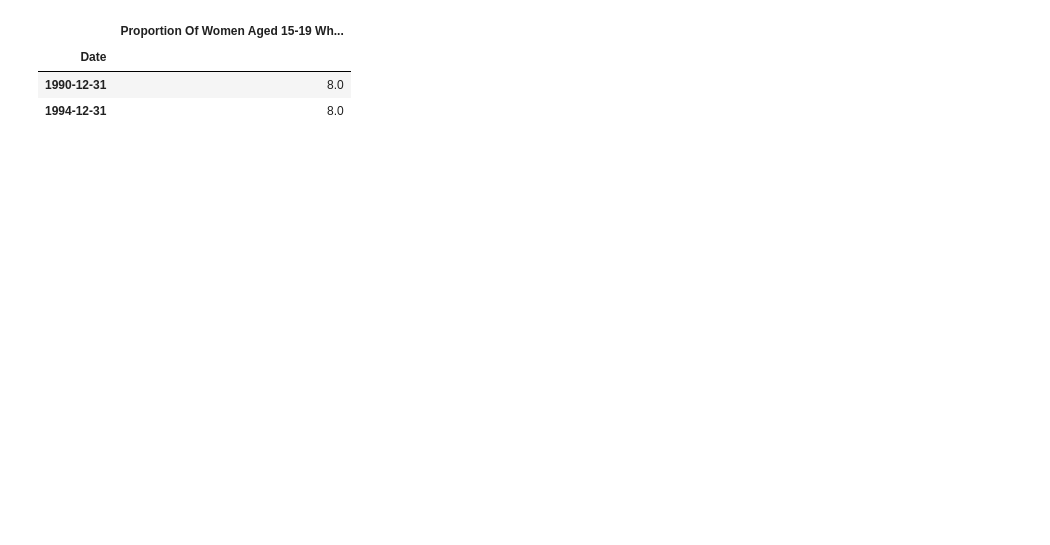
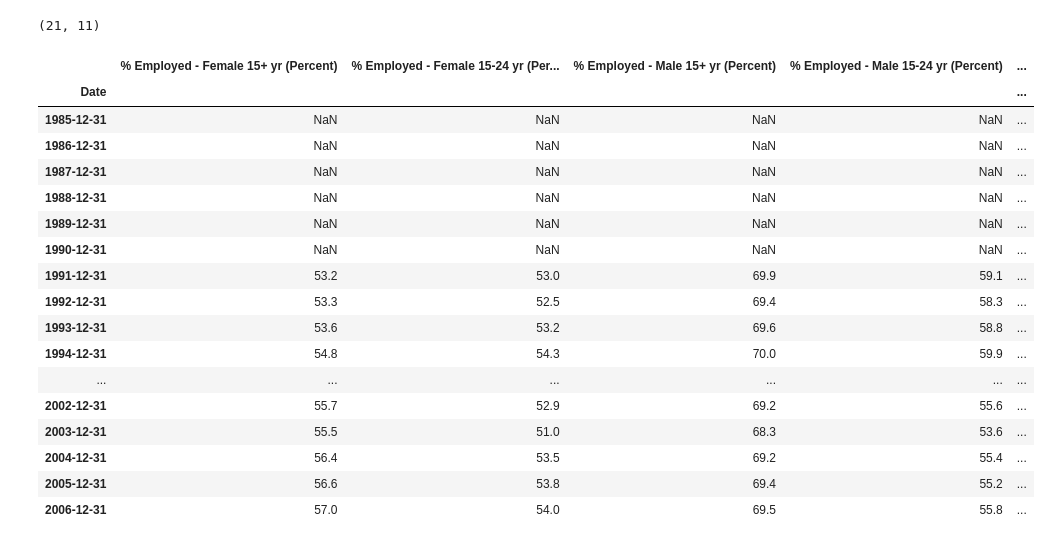
Before and after one commit to ytaiwo/Homework, a Jupyter notebook: Project/API_Project.ipynb, the cells around one changed output. Drawn from its saved outputs; the diff is of its cells as text; code cells hidden in the pictures; blank space fills up the shorter version.

```diff
--- a/Project/API_Project.ipynb
+++ b/Project/API_Project.ipynb
@@ -1,25 +1,55 @@
-# %%
-import quandl
-
-from api_keys import api_key_UN
-import requests
-import numpy as np
-import pandas as pd
-from pprint import pprint
-
-quandl.ApiConfig.api_key = api_key_UN
-
-UN_data = quandl.get('UGEN/TBIR_USA')
-
-UN_data.head()
-
-#url = "https://www.quandl.com/api/v3/datasets/UGEN/PPRJ_USA?start_date=2030-12-31&end_date=2030-12-31&api_key=" + api_key_UN
-#url = "https://www.quandl.com/api/v3/datasets/UGEN/TBIR_USA.json?api_key=vxSYNGB-9owcVsRx_SEF&start_date=2025-12-31"
-#url = "https://www.quandl.com/api/v3/datasets/UGEN/PPRJ_5001?api_key=vxSYNGB-9owcVsRx_SEF"
-#req = requests.get(url).json()
-#pprint(req)
-# %% [output]
-|  | Proportion Of Women Aged 15-19 Wh... |
-| Date |  |
-| 1990-12-31 | 8.0 |
-| 1994-12-31 | 8.0 |
+# %%
+import quandl
+from api_keys import api_key_UN
+import requests
+
+import numpy as np
+import pandas as pd
+import matplotlib.pyplot as plt
+import seaborn as sns
+import statistics
+from scipy import stats
+from pprint import pprint
+
+quandl.ApiConfig.api_key = api_key_UN
+
+#UN_data = quandl.get('UGEN/TBIR_USA')
+UN_data = pd.DataFrame(quandl.get('UGEN/UNEM_USA', returns="numpy")) #UNEMPLOYMENT
+
+UN_data.shape
+
+#What we can talk about: growth of unemployment in each age group (as a total), age group broken down by gender
+# %% [output]
+(21, 11)
+# %%
+#EMPLOYMENT
+UN_employ = pd.DataFrame(quandl.get('UGEN/EMPL_USA'))
+UN_employ
+
+#labour force participation in each age group for women/men
+#labour force participation for female (in each age group)
+#labour force participation for male (in each age group)
+#employment rate vs gender (break it down by age group) - How is the employment rate changing over age over time.
+
+#Hypothesis: employment would increase for women
+
+#employment for men would be high at the start and increase from then on
+# %% [output]
+|  | % Employed - Female 15+ yr (Percent) | % Employed - Female 15-24 yr (Per... | % Employed - Male 15+ yr (Percent) | % Employed - Male 15-24 yr (Percent) | ... |
+| Date |  |  |  |  | ... |
+| 1985-12-31 | NaN | NaN | NaN | NaN | ... |
+| 1986-12-31 | NaN | NaN | NaN | NaN | ... |
+| 1987-12-31 | NaN | NaN | NaN | NaN | ... |
+| 1988-12-31 | NaN | NaN | NaN | NaN | ... |
+| 1989-12-31 | NaN | NaN | NaN | NaN | ... |
+| 1990-12-31 | NaN | NaN | NaN | NaN | ... |
+| 1991-12-31 | 53.2 | 53.0 | 69.9 | 59.1 | ... |
+| 1992-12-31 | 53.3 | 52.5 | 69.4 | 58.3 | ... |
+| 1993-12-31 | 53.6 | 53.2 | 69.6 | 58.8 | ... |
+| 1994-12-31 | 54.8 | 54.3 | 70.0 | 59.9 | ... |
+| ... | ... | ... | ... | ... | ... |
+| 2002-12-31 | 55.7 | 52.9 | 69.2 | 55.6 | ... |
+| 2003-12-31 | 55.5 | 51.0 | 68.3 | 53.6 | ... |
+| 2004-12-31 | 56.4 | 53.5 | 69.2 | 55.4 | ... |
+| 2005-12-31 | 56.6 | 53.8 | 69.4 | 55.2 | ... |
+| 2006-12-31 | 57.0 | 54.0 | 69.5 | 55.8 | ... |
```
Also changed, not shown: parts of 7 cells of this notebook, 8 other files.
